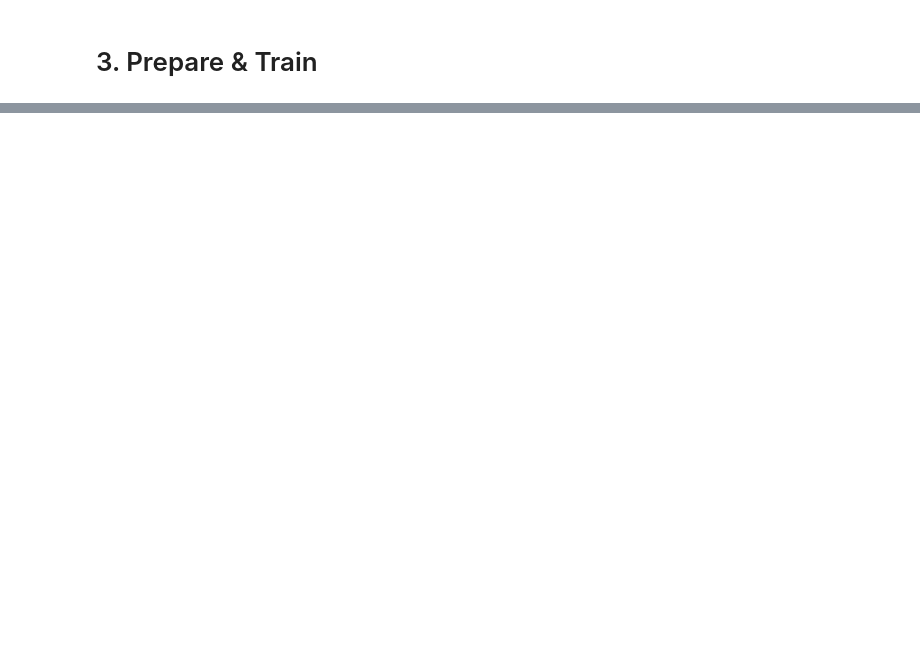
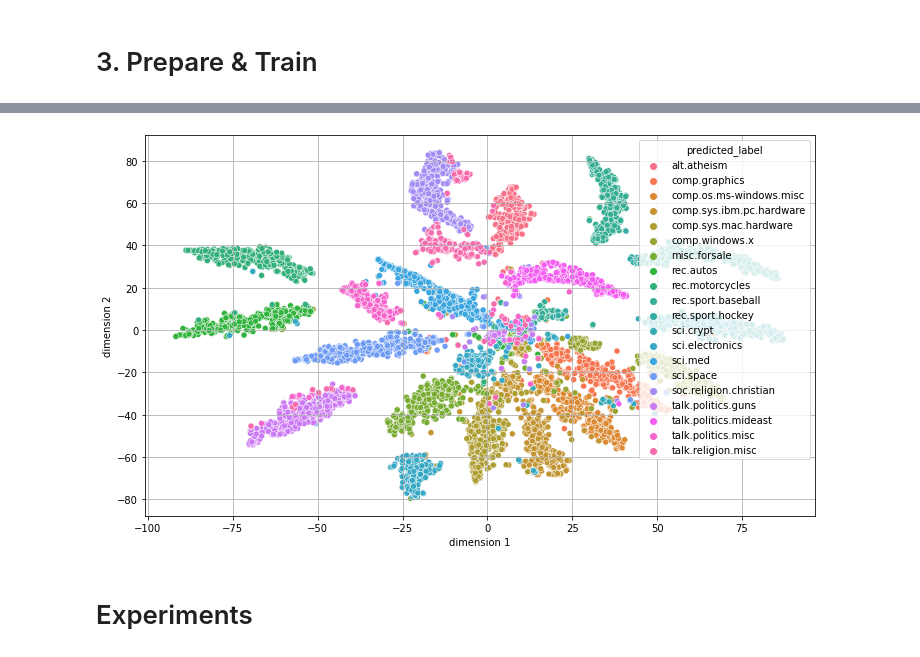
Before and after one commit to VirtualRoyalty/Text-level-GCN, a Jupyter notebook: pipeline/main-research.ipynb, the cells around one changed output, grey strips where cells are left out. Saved outputs shown, nothing was run; the diff lists cells and outputs as text; code cells hidden in the pictures; blank space fills up the shorter version.

```diff
--- a/pipeline/main-research.ipynb
+++ b/pipeline/main-research.ipynb
@@ -246,0 +390,15 @@ gc.collect()
+# %%
+from tensorflow.keras.models import Model
+
+
+model_input = model.model.inputs
+last_conv = model.model.get_layer(name='Pooling').output
+emb_model = Model(inputs=model_input, outputs=last_conv)
+node_embs = emb_model.predict(x=[test_spektral.emb, test_spektral.adj])
+
+doc_embeddings = np.array(node_embs)
+# %%
+name2label = X_train_df.groupby(['label_name']).agg({'label':'last'})
+name2label = dict(name2label.reset_index().values)
+label2name = {v:k for k,v in name2label.items()}
+label2name
@@ -246,0 +423,20 @@ gc.collect()
+# %%
+# from sklearn.decomposition import PCA
+from sklearn.manifold import TSNE
+
+tsne2 = TSNE(n_components=2).fit_transform(doc_embeddings)
+tsne2 = pd.DataFrame(tsne2, columns=['dimension 1', 'dimension 2'])
+tsne2['label'] = Y_test.numpy().argmax(axis=1).reshape((-1))
+tsne2['label'] = tsne2['label'].apply(lambda x: label2name[x])
+
+
+# tsne3 = TSNE(n_components=3).fit_transform(doc_embeddings)
+# tsne3 = pd.DataFrame(tsne3, columns=['dimension 1', 'dimension 2', 'dimension 3'])
+# tsne3['label'] = Y_test.numpy().argmax(axis=1).reshape((-1))
+# tsne3['label'] = tsne3['label'].apply(lambda x: label2name[x])
+# %%
+# tsne2['predicted_label'] = pred.argmax(axis=1).reshape((-1))
+# tsne2['predicted_label'] = tsne2['predicted_label'].apply(lambda x: label2name[x])
+tsne2['label'] = Y_test.numpy().argmax(axis=1).reshape((-1))
+# tsne2['label']  = tsne2['label'].astype('str')
+tsne2['label'] = tsne2['label'].apply(lambda x: label2name[x])
@@ -246,0 +451,7 @@ gc.collect()
+# %%
+plt.figure(figsize=(12,7))
+sns.scatterplot(x='dimension 1', y='dimension 2', hue='predicted_label', data=tsne2.sort_values(['predicted_label']))
+plt.grid()
+pass
+# %% [output]
+[figure, added]
@@ -246,0 +472,2 @@ gc.collect()
+# %% [markdown]
+# Experiments
```
Also changed, not shown: parts of 40 cells of this notebook.
